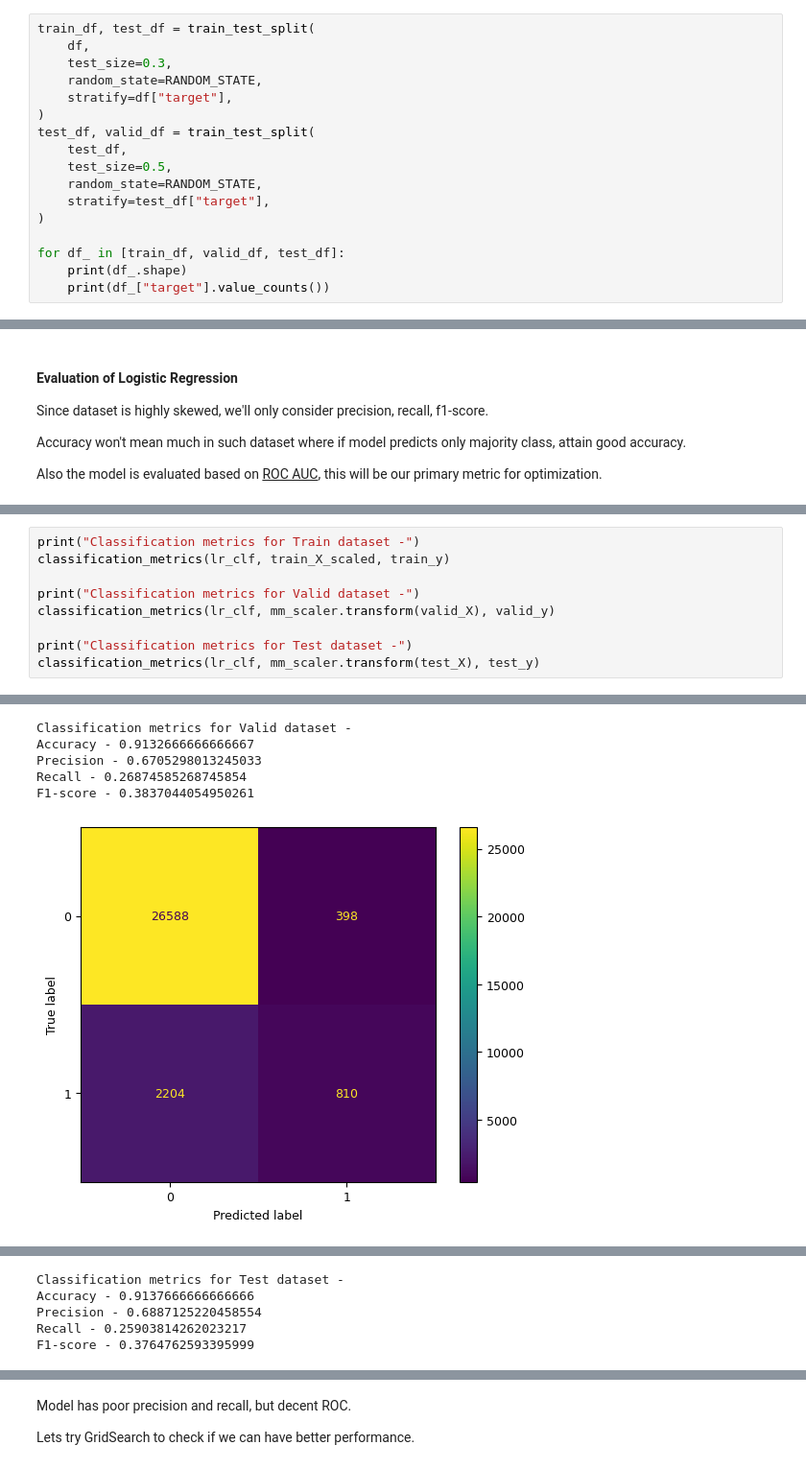
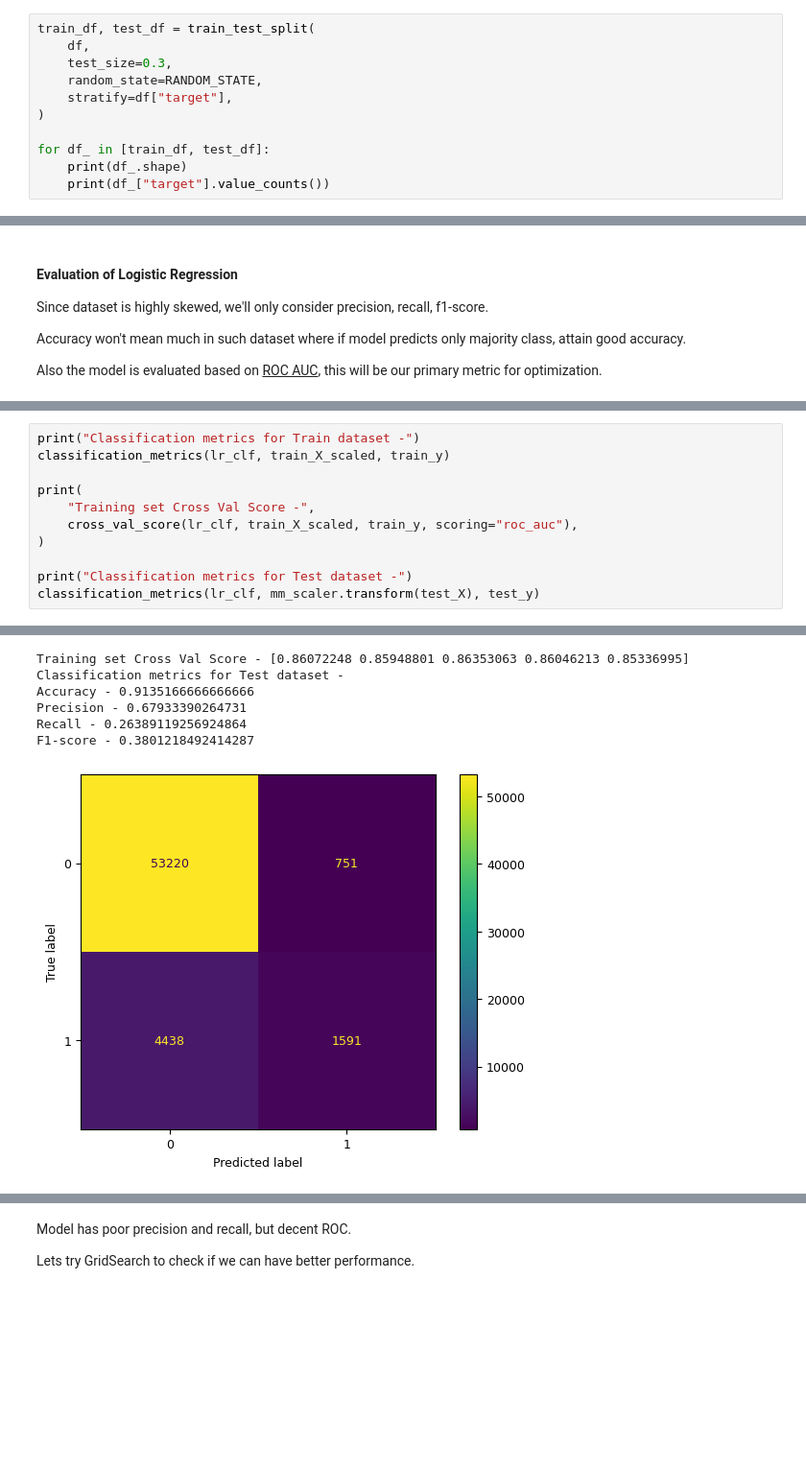
Before and after one commit to uditmanav17/assessments, a Jupyter notebook: notebooks/EDA.ipynb, the cells around one changed output, grey strips where cells are left out. Shown at 96% size. Saved outputs shown, nothing was run; the diff lists cells and outputs as text; blank space fills up the shorter version.

```diff
--- a/notebooks/EDA.ipynb
+++ b/notebooks/EDA.ipynb
@@ -162,14 +162,8 @@ train_df, test_df = train_test_split(
     random_state=RANDOM_STATE,
     stratify=df["target"],
 )
-test_df, valid_df = train_test_split(
-    test_df,
-    test_size=0.5,
-    random_state=RANDOM_STATE,
-    stratify=test_df["target"],
-)
 
-for df_ in [train_df, valid_df, test_df]:
+for df_ in [train_df, test_df]:
     print(df_.shape)
     print(df_["target"].value_counts())
 # %% [output]
@@ -340,35 +328,38 @@ test_X, test_y = split_to_feature_target(test_df)
 # %%
 print("Classification metrics for Train dataset -")
 classification_metrics(lr_clf, train_X_scaled, train_y)
 
-print("Classification metrics for Valid dataset -")
-classification_metrics(lr_clf, mm_scaler.transform(valid_X), valid_y)
+print(
+    "Training set Cross Val Score -",
+    cross_val_score(lr_clf, train_X_scaled, train_y, scoring="roc_auc"),
+)
 
 print("Classification metrics for Test dataset -")
 classification_metrics(lr_clf, mm_scaler.transform(test_X), test_y)
 # %% [output]
 Classification metrics for Train dataset -
 Accuracy - 0.9151285714285714
 Precision - 0.6971335857220119
 Recall - 0.27485962044210677
 F1-score - 0.3942699836867863
 [figure]
               precision    recall  f1-score   support
 
            0       0.92      0.99      0.95    125931
            1       0.70      0.27      0.39     14069
 
     accuracy                           0.92    140000
    macro avg       0.81      0.63      0.67    140000
 weighted avg       0.90      0.92      0.90    140000
 
 ROC AUC Score (Primary Objective) - 0.8618443193542149
 [figure]
-Classification metrics for Valid dataset -
-Accuracy - 0.9132666666666667
-Precision - 0.6705298013245033
-Recall - 0.26874585268745854
-F1-score - 0.3837044054950261
+Training set Cross Val Score - [0.86072248 0.85948801 0.86353063 0.86046213 0.85336995]
+Classification metrics for Test dataset -
+Accuracy - 0.9135166666666666
+Precision - 0.67933390264731
+Recall - 0.26389119256924864
+F1-score - 0.3801218492414287
-[figure, old version]
+[figure, new version]
               precision    recall  f1-score   support
 
@@ -383,6 +374 @@ ROC AUC Score (Primary Objective) - 0.8608088265777762
 [figure]
-Classification metrics for Test dataset -
-Accuracy - 0.9137666666666666
-Precision - 0.6887125220458554
-Recall - 0.25903814262023217
-F1-score - 0.3764762593395999
```
Also changed, not shown: parts of 10 cells of this notebook.
